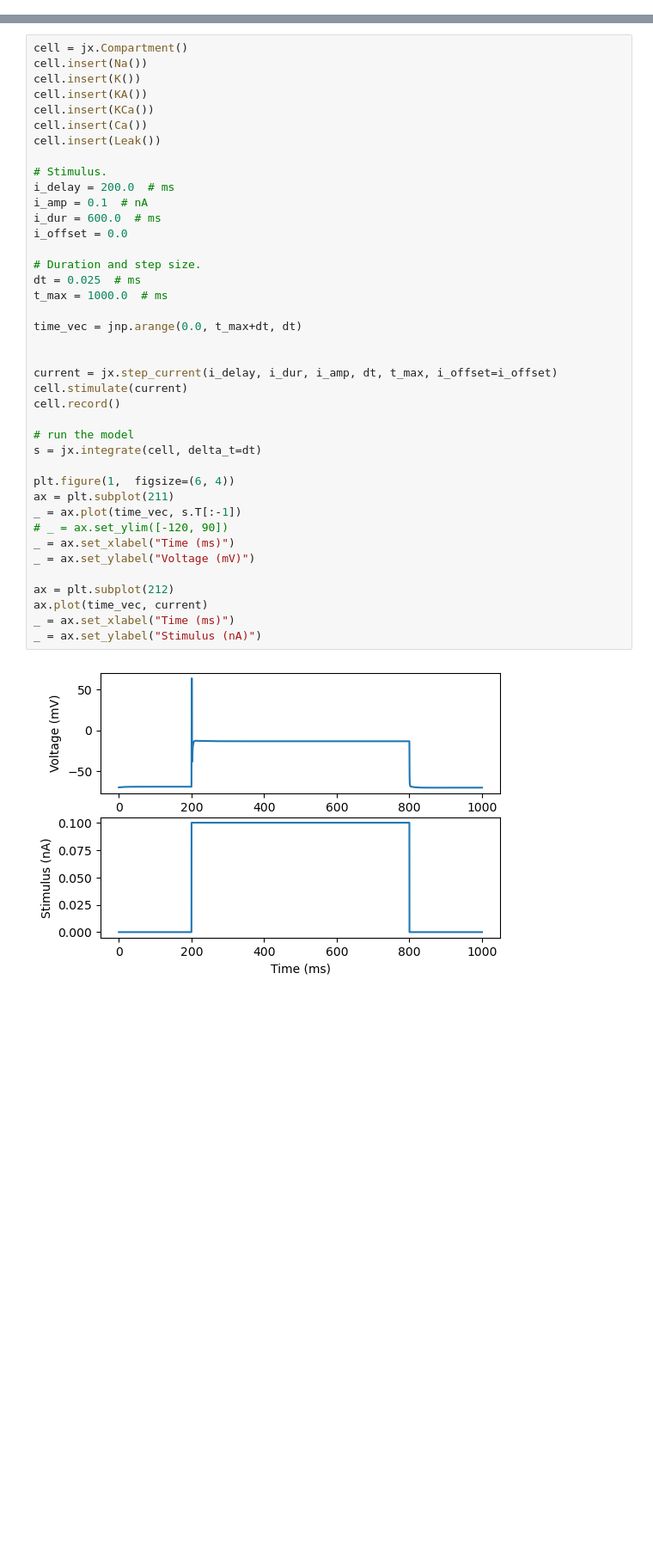
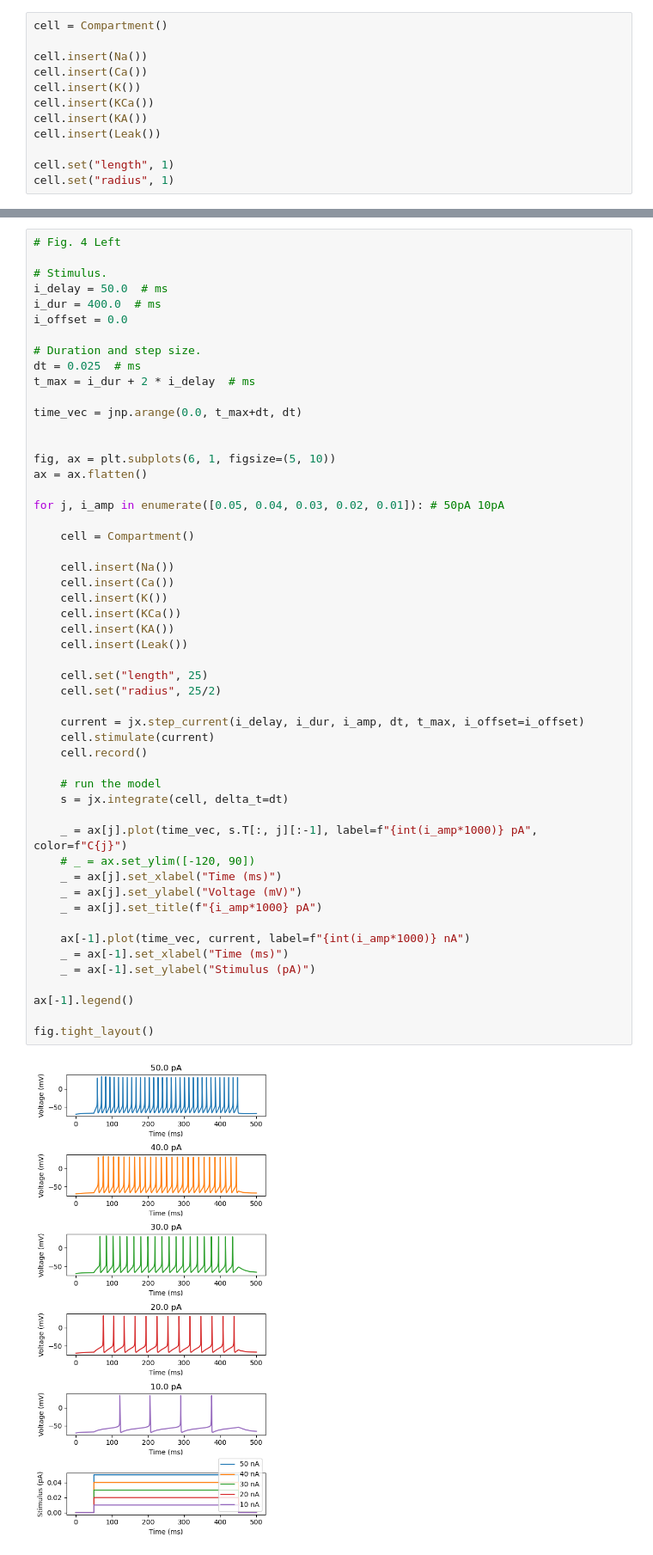
Before and after one commit to jaxleyverse/jaxley-mech, a Jupyter notebook: notebooks/fm97.ipynb, the cells around one changed output, grey strips where cells are left out. Shown at 86% size. Drawn from its saved outputs; the diff is of its cells as text; blank space fills up the shorter version.

```diff
--- a/notebooks/fm97.ipynb
+++ b/notebooks/fm97.ipynb
@@ -82,0 +104,12 @@ linestyles = {
+# %%
+cell = Compartment()
+
+cell.insert(Na())
+cell.insert(Ca())
+cell.insert(K())
+cell.insert(KCa())
+cell.insert(KA())
+cell.insert(Leak())
+
+cell.set("length", 1)
+cell.set("radius", 1)
@@ -122,42 +165,54 @@ Seemingly close, but not quite. The values are still a bit off compare to Fig. 1
 # %%
-cell = jx.Compartment()
-cell.insert(Na())
-cell.insert(K())
-cell.insert(KA())
-cell.insert(KCa())
-cell.insert(Ca())
-cell.insert(Leak())
+# Fig. 4 Left
 
 # Stimulus.
-i_delay = 200.0  # ms
-i_amp = 0.1  # nA
-i_dur = 600.0  # ms
+i_delay = 50.0  # ms
+i_dur = 400.0  # ms
 i_offset = 0.0
 
 # Duration and step size.
 dt = 0.025  # ms
-t_max = 1000.0  # ms
+t_max = i_dur + 2 * i_delay  # ms
 
 time_vec = jnp.arange(0.0, t_max+dt, dt)
 
 
-current = jx.step_current(i_delay, i_dur, i_amp, dt, t_max, i_offset=i_offset)
-cell.stimulate(current)
-cell.record()
+fig, ax = plt.subplots(6, 1, figsize=(5, 10))
+ax = ax.flatten()
 
-# run the model
-s = jx.integrate(cell, delta_t=dt)
+for j, i_amp in enumerate([0.05, 0.04, 0.03, 0.02, 0.01]): # 50pA 10pA
 
-plt.figure(1,  figsize=(6, 4))
-ax = plt.subplot(211)
-_ = ax.plot(time_vec, s.T[:-1])
-# _ = ax.set_ylim([-120, 90])
-_ = ax.set_xlabel("Time (ms)")
-_ = ax.set_ylabel("Voltage (mV)")
+    cell = Compartment()
 
-ax = plt.subplot(212)
-ax.plot(time_vec, current)
-_ = ax.set_xlabel("Time (ms)")
-_ = ax.set_ylabel("Stimulus (nA)")
+    cell.insert(Na())
+    cell.insert(Ca())
+    cell.insert(K())
+    cell.insert(KCa())
+    cell.insert(KA())
+    cell.insert(Leak())
+
+    cell.set("length", 25)
+    cell.set("radius", 25/2)
+
+    current = jx.step_current(i_delay, i_dur, i_amp, dt, t_max, i_offset=i_offset)
+    cell.stimulate(current)
+    cell.record()
+
+    # run the model
+    s = jx.integrate(cell, delta_t=dt)
+
+    _ = ax[j].plot(time_vec, s.T[:, j][:-1], label=f"{int(i_amp*1000)} pA", color=f"C{j}")
+    # _ = ax.set_ylim([-120, 90])
+    _ = ax[j].set_xlabel("Time (ms)")
+    _ = ax[j].set_ylabel("Voltage (mV)")
+    _ = ax[j].set_title(f"{i_amp*1000} pA")
+
+    ax[-1].plot(time_vec, current, label=f"{int(i_amp*1000)} nA")
+    _ = ax[-1].set_xlabel("Time (ms)")
+    _ = ax[-1].set_ylabel("Stimulus (pA)")
+
+ax[-1].legend()
+
+fig.tight_layout()
 # %% [output]
-[figure, old version]
+[figure, new version]
```
Also changed, not shown: parts of 5 cells of this notebook, 1 other file.
